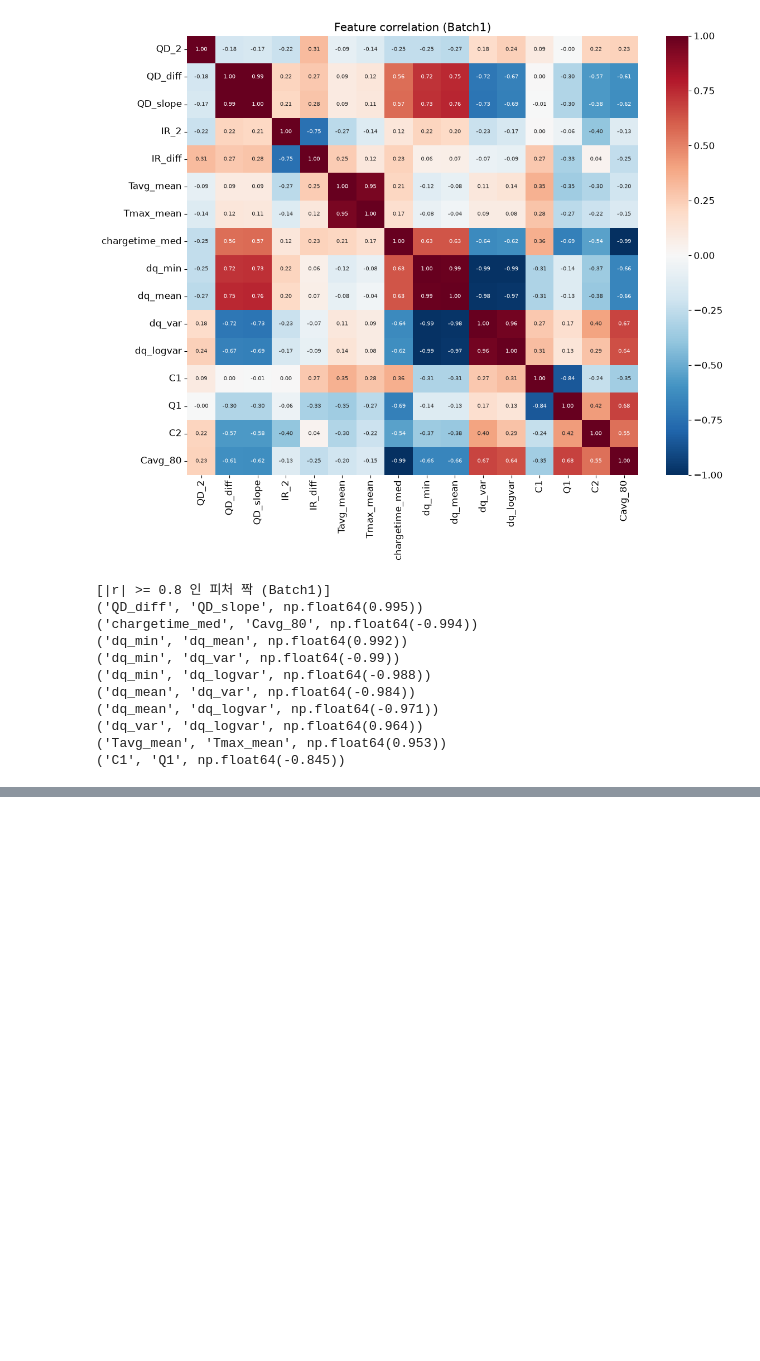
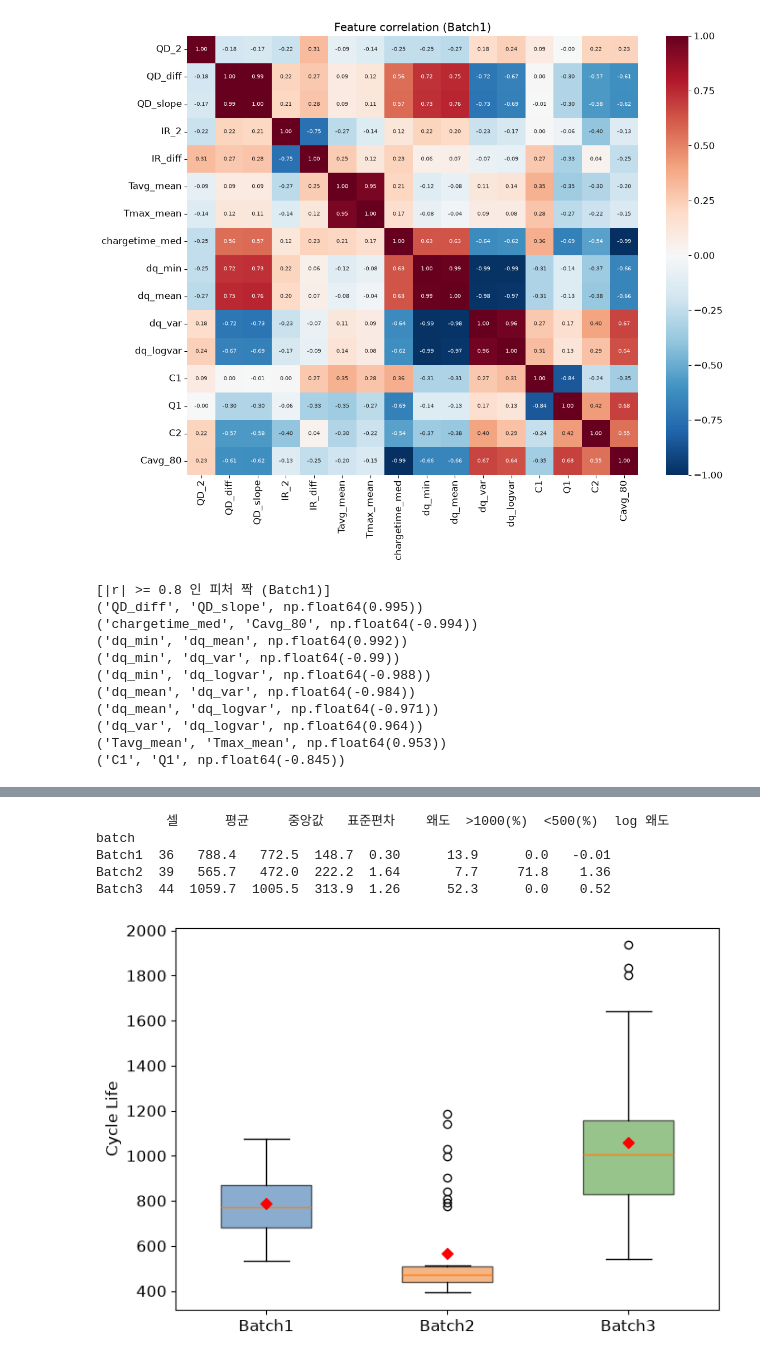
Before and after one commit to horang-ro/ess-battery-project, a Jupyter notebook: notebooks/01_EDA.ipynb, the cells around one changed output, grey strips where cells are left out. Saved outputs shown, nothing was run; the diff lists cells and outputs as text; code cells hidden in the pictures; blank space fills up the shorter version.

```diff
--- a/notebooks/01_EDA.ipynb
+++ b/notebooks/01_EDA.ipynb
@@ -1258,0 +1309,43 @@ IR_2                    0.116    -0.472
+# %%
+# 보고서용 : 배치별 수명 통계량 + 상자그림
+col = {"Batch1": "#3B75AF", "Batch2": "#EF8636", "Batch3": "#519E3E"}
+g = clean.groupby("batch")["cycle_life"]
+stats = pd.DataFrame(
+    {
+        "셀": g.size(),
+        "평균": g.mean().round(1),
+        "중앙값": g.median(),
+        "표준편차": g.std().round(1),
+        "왜도": g.skew().round(2),
+        ">1000(%)": g.apply(lambda x: (x > 1000).mean() * 100).round(1),
+        "<500(%)": g.apply(lambda x: (x < 500).mean() * 100).round(1),
+        "log 왜도": clean.assign(l=np.log10(clean["cycle_life"]))
+        .groupby("batch")["l"]
+        .skew()
+        .round(2),
+    }
+)
+print(stats)
+
+fig, ax = plt.subplots(figsize=(7, 4.8))
+data = [
+    clean[clean["batch"] == b]["cycle_life"] for b in ["Batch1", "Batch2", "Batch3"]
+]
+bp = ax.boxplot(data, patch_artist=True, widths=0.5)
+for p, b in zip(bp["boxes"], ["Batch1", "Batch2", "Batch3"]):
+    p.set_facecolor(col[b])
+    p.set_alpha(0.6)
+for i, d in enumerate(data, 1):
+    ax.scatter(i, d.mean(), marker="D", color="red", zorder=3)  # 빨간 점 = 평균
+ax.set_xticks([1, 2, 3])
+ax.set_xticklabels(["Batch1", "Batch2", "Batch3"])
+ax.set_ylabel("Cycle Life")
+plt.tight_layout()
+plt.show()
+# %% [output]
+         셀      평균     중앙값   표준편차    왜도  >1000(%)  <500(%)  log 왜도
+batch
+Batch1  36   788.4   772.5  148.7  0.30      13.9      0.0   -0.01
+Batch2  39   565.7   472.0  222.2  1.64       7.7     71.8    1.36
+Batch3  44  1059.7  1005.5  313.9  1.26      52.3      0.0    0.52
+[figure, added]
```
Also changed, not shown: parts of 4 cells of this notebook, 9 other files.
